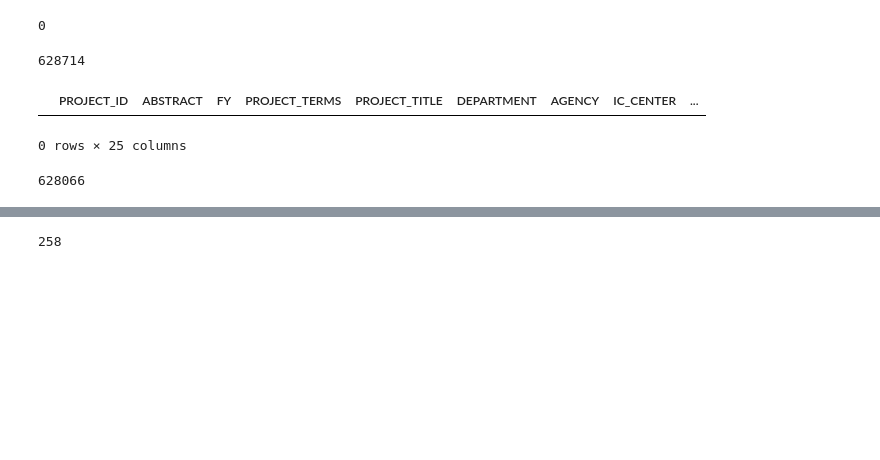
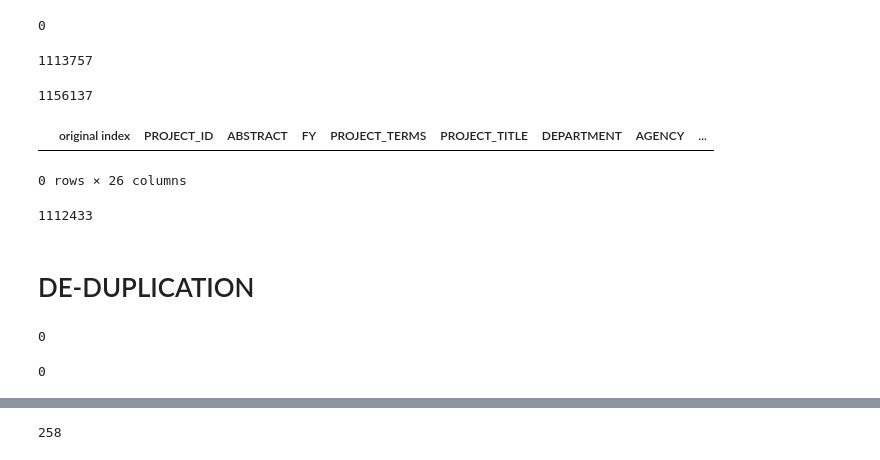
Before and after one commit to DSPG-Young-Scholars-Program/dspg20RnD, a Jupyter notebook: src/eda/lara_eda_profiling.ipynb, the cells around one changed output, grey strips where cells are left out. Saved outputs shown, nothing was run; the diff lists cells and outputs as text; code cells hidden in the pictures; blank space fills up the shorter version.

Commit message:
Condense de-duplication code

```diff
--- a/src/eda/lara_eda_profiling.ipynb
+++ b/src/eda/lara_eda_profiling.ipynb
@@ -164,0 +98,3 @@ Name: ORGANIZATION_NAME, Length: 236584, dtype: float64
+# %%
+# Fill missing values in Project Start Date with Budget Start Date
+rnd['PROJECT_START_DATE'] = rnd['PROJECT_START_DATE'].fillna(rnd['BUDGET_START_DATE'])
@@ -164,0 +116,3 @@ Name: ORGANIZATION_NAME, Length: 236584, dtype: float64
+# %%
+# Fill missing values in Project Start Date with Budget Start Date
+rnd['PROJECT_END_DATE'] = rnd['PROJECT_END_DATE'].fillna(rnd['BUDGET_END_DATE'])
@@ -164,0 +126,2 @@ Name: ORGANIZATION_NAME, Length: 236584, dtype: float64
+# %%
+rnd['PROJECT_START_DATE'] = rnd['PROJECT_START_DATE'].fillna(rnd['FY'])
@@ -178,20 +146,31 @@ len(raw[raw.PROJECT_TITLE.isnull()])
 0
 # %%
 # create df as dedup, dropping NAN abstracts
-df = dedup[~dedup.ABSTRACT.isnull()]
+rnd = rnd[~rnd.ABSTRACT.isnull()]
 # %%
-len(df)
+len(rnd)
 # %% [output]
-628714
+1113757
-# %%
-df[df.ABSTRACT == '']
-# %% [output]
-|  | PROJECT_ID | ABSTRACT | FY | PROJECT_TERMS | PROJECT_TITLE | DEPARTMENT | AGENCY | IC_CENTER | ... |
-0 rows × 25 columns
+# %%
+len(raw)
+# %% [output]
+1156137
+# %%
+rnd[rnd.ABSTRACT == '']
+# %% [output]
+|  | original index | PROJECT_ID | ABSTRACT | FY | PROJECT_TERMS | PROJECT_TITLE | DEPARTMENT | AGENCY | ... |
+0 rows × 26 columns
 # %%
 # drop abstracts with values of "ABSTRACT NOT PROVIDED" and "No abstract provided "
-df = df[df.ABSTRACT != 'ABSTRACT NOT PROVIDED']
-df = df[df.ABSTRACT != 'No abstract provided']
-len(df)
+rnd = rnd[rnd.ABSTRACT != 'ABSTRACT NOT PROVIDED']
+rnd = rnd[rnd.ABSTRACT != 'No abstract provided']
+len(rnd)
 # %% [output]
-628066
+1112433
+# %% [markdown]
+# DE-DUPLICATION
+# %%
+# check to make sure "original index" columns do not have different values
+(rnd['original index'] != rnd['original index']).sum()
+# %% [output]
+0
@@ -197,0 +179,6 @@ len(df)
+# %%
+#each row has a unique Project ID
+pid = rnd.PROJECT_ID.value_counts()> 1
+pid.sum()
+# %% [output]
+0
```
Also changed, not shown: parts of 99 cells of this notebook, 1 other file.
